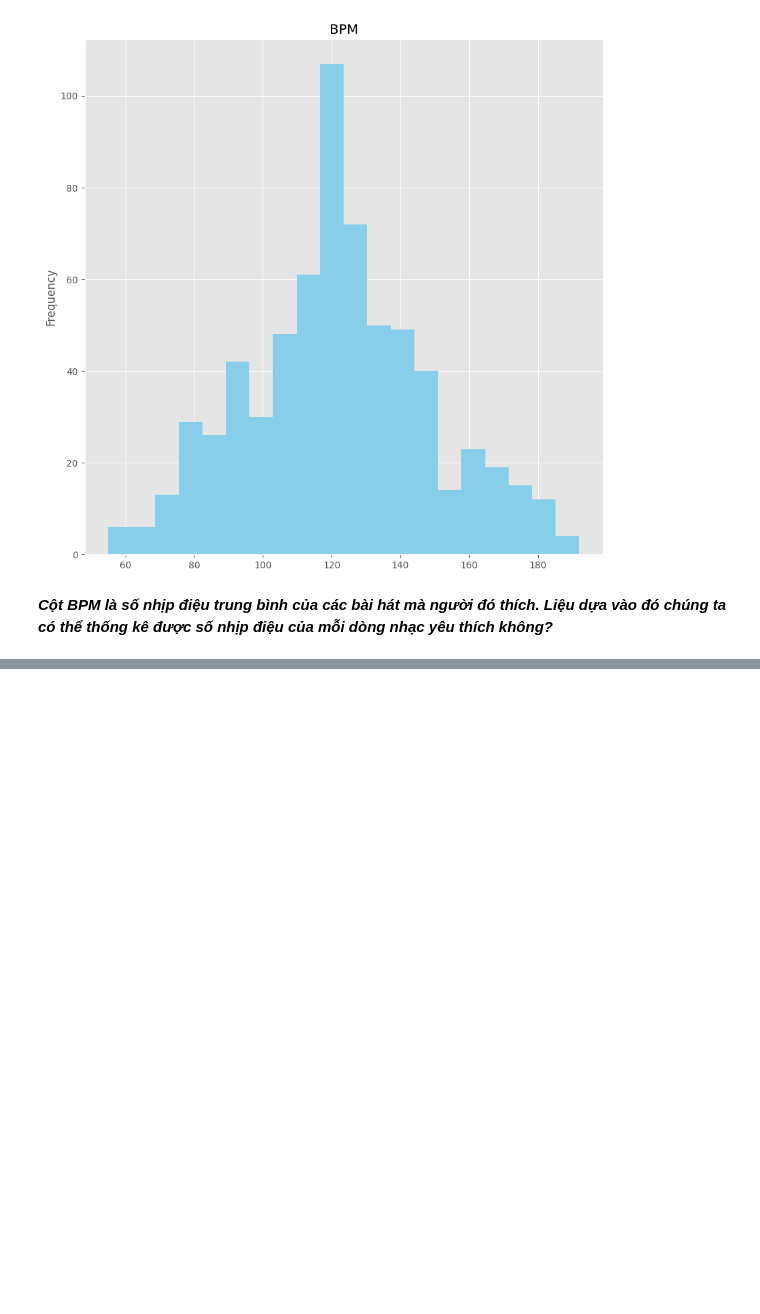
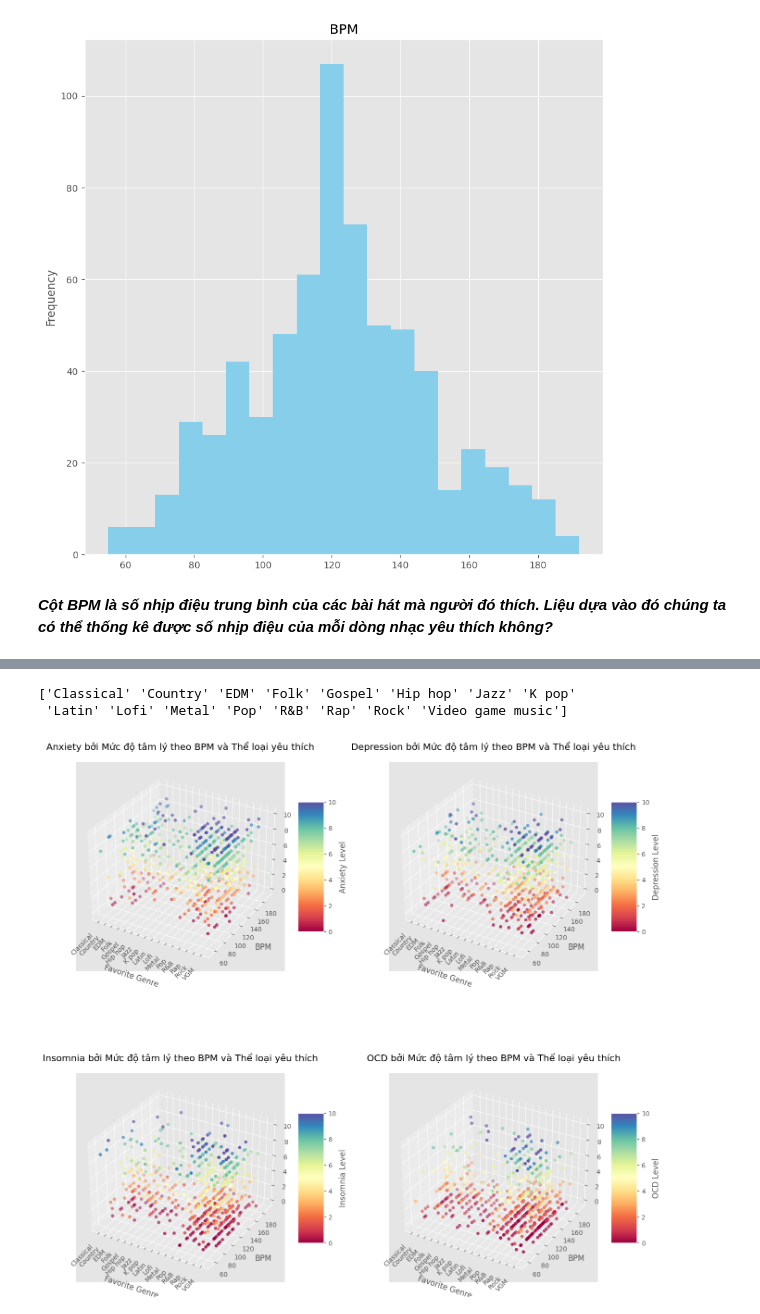
Before and after one commit to HungLVT/DS, a Jupyter notebook: 4.0-questions-and-answers.ipynb, the cells around one changed output, grey strips where cells are left out. Cells and saved outputs as stored; diff of their text form; code cells hidden in the pictures; blank space fills up the shorter version.

```diff
--- a/4.0-questions-and-answers.ipynb
+++ b/4.0-questions-and-answers.ipynb
@@ -296,15 +297,15 @@ Biểu đồ Venn cho thấy có sự chồng chéo đáng kể giữa các tìn
 average_hours = {'normal_condition': [], 'serious_condition': []}
 
 # Tính trung bình số giờ nghe nhạc cho mỗi nhóm và mỗi bệnh lý
-for metal_health in metal_healths:
-    df_serious = df[df[metal_health] > 5]
-    df_normal = df[df[metal_health] <= 5]
+for mental_health in mental_healths:
+    df_serious = df[df[mental_health] > 5]
+    df_normal = df[df[mental_health] <= 5]
 
     average_hours['normal_condition'].append(df_normal['Hours per day'].mean())
     average_hours['serious_condition'].append(df_serious['Hours per day'].mean())
 
 # Chuyển dictionary thành DataFrame
-average_hours_df = pd.DataFrame(average_hours, index=metal_healths)
+average_hours_df = pd.DataFrame(average_hours, index=mental_healths)
 
 # Vẽ biểu đồ
 ax = average_hours_df.plot(kind='bar', figsize=(12, 6), color = custom_colormap)
@@ -723,7 +724,7 @@ plt.show()
 # Biểu đồ cột 4 cho từng nhóm tuổi để thể hiện điều này.
 age_groups = df['Nhóm tuổi'].unique().sort_values()
 # Dữ liệu nhóm tuổi
-count_mh_age = {mental_health: [] for mental_health in metal_healths}
+count_mh_age = {mental_health: [] for mental_health in mental_healths}
 
 # Tống số lượng vấn đề theo độ tuổi
 total_issues_by_age = df_all_issues['Nhóm tuổi'].value_counts().sort_index()
@@ -858,0 +899,39 @@ df_corr
+# %%
+
+
+# Encode 'Fav genre' to numeric values
+le = LabelEncoder()
+df['Fav genre encoded'] = le.fit_transform(df['Fav genre'])
+print(le.classes_)
+# %% [output]
+['Classical' 'Country' 'EDM' 'Folk' 'Gospel' 'Hip hop' 'Jazz' 'K pop'
+ 'Latin' 'Lofi' 'Metal' 'Pop' 'R&B' 'Rap' 'Rock' 'Video game music']
+# %%
+# Với nhãn Video game music khá là dài nên thay thế bằng VGM
+genre_labels = [genre if genre != "Video game music" else "VGM" for genre in le.classes_]
+
+fig = plt.figure(figsize=(16, 16))
+
+# Với mỗi loại bệnh vẽ một biểu đồ scatter 3D
+for index, condition in enumerate(mental_healths, start=1):
+    ax = fig.add_subplot(2, 2, index, projection='3d')
+
+   # Vẽ biểu đồ scatter 3D
+    sc = ax.scatter(df['Fav genre encoded'], df['BPM'], df[condition], c=df[condition], cmap='Spectral')
+
+    ax.set_xlabel('Favorite Genre', labelpad=20)
+    ax.set_ylabel('BPM', labelpad=10)
+    ax.set_zlabel(f'{condition} Mức độ', labelpad=10)
+    ax.set_title(f'{condition} bởi Mức độ tâm lý theo BPM và Thể loại yêu thích', pad=20)
+
+    # Thiết lập các nhãn dữ liệu cho trục x đã labeled
+    ax.set_xticks(range(len(genre_labels)))
+    ax.set_xticklabels(genre_labels, rotation=45, ha='right')
+
+    fig.colorbar(sc, ax=ax, shrink=0.5, aspect=5, label=f'{condition} Level')
+
+plt.tight_layout()
+plt.savefig('images/Q4-scatter3D-mental_health_bpm_genre.png', dpi=300)
+plt.show()
+# %% [output]
+[figure, added]
```
Also changed, not shown: parts of 13 cells of this notebook, 20 other files.
